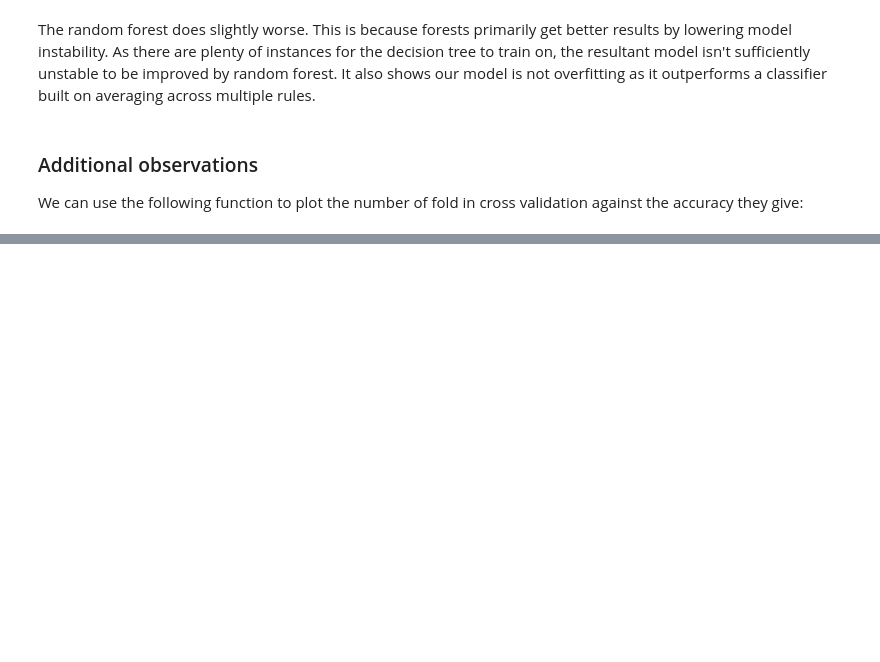
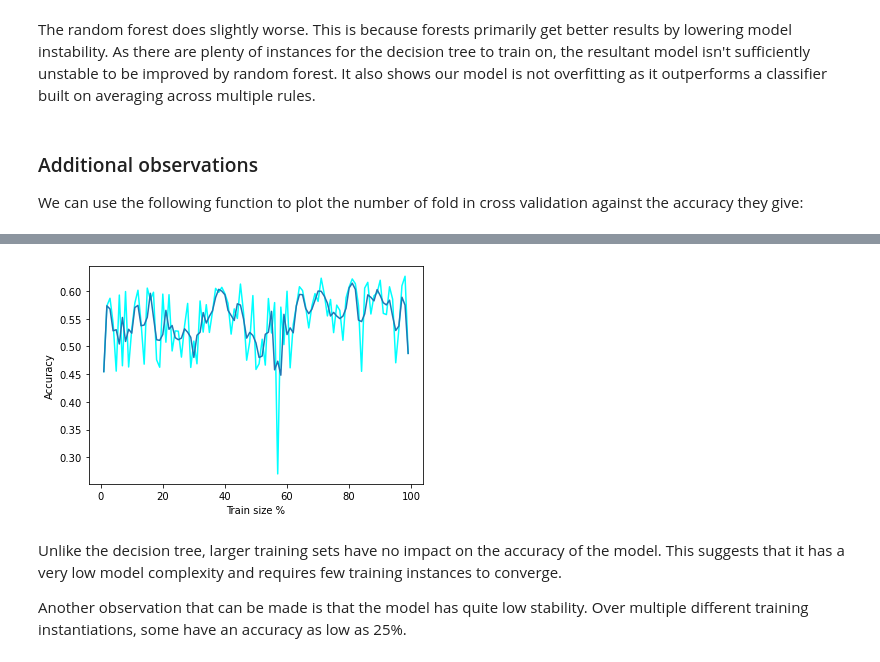
Before and after one commit to ChrisJMurdoch/ChessNotebook, a Jupyter notebook: Chess.ipynb, the cells around one changed output, grey strips where cells are left out. Saved outputs shown, nothing was run; the diff lists cells and outputs as text; code cells hidden in the pictures; blank space fills up the shorter version.

```diff
--- a/Chess.ipynb
+++ b/Chess.ipynb
@@ -1341,0 +1365,6 @@ test_splits(DecisionTreeClassifier(max_depth=5, random_state=42, min_samples_lea
+# %%
+from sklearn.linear_model import Perceptron
+
+perceptron = lambda: Perceptron(max_iter=1000, tol=1e-3, random_state=44)
+
+ratings = calc_accuracies(perceptron, ndata, "winner", test_size=0.1, verbose=True)
@@ -1341,0 +1382,8 @@ test_splits(DecisionTreeClassifier(max_depth=5, random_state=42, min_samples_lea
+# %%
+split_metrics(perceptron, ndata, "winner")
+# %% [output]
+[figure, added]
+# %% [markdown]
+Unlike the decision tree, larger training sets have no impact on the accuracy of the model.  This suggests that it has a very low model complexity and requires few training instances to converge.
+
+Another observation that can be made is that the model has quite low stability.  Over multiple different training instantiations, some have an accuracy as low as 25%.
```
Also changed, not shown: parts of 48 cells of this notebook.
